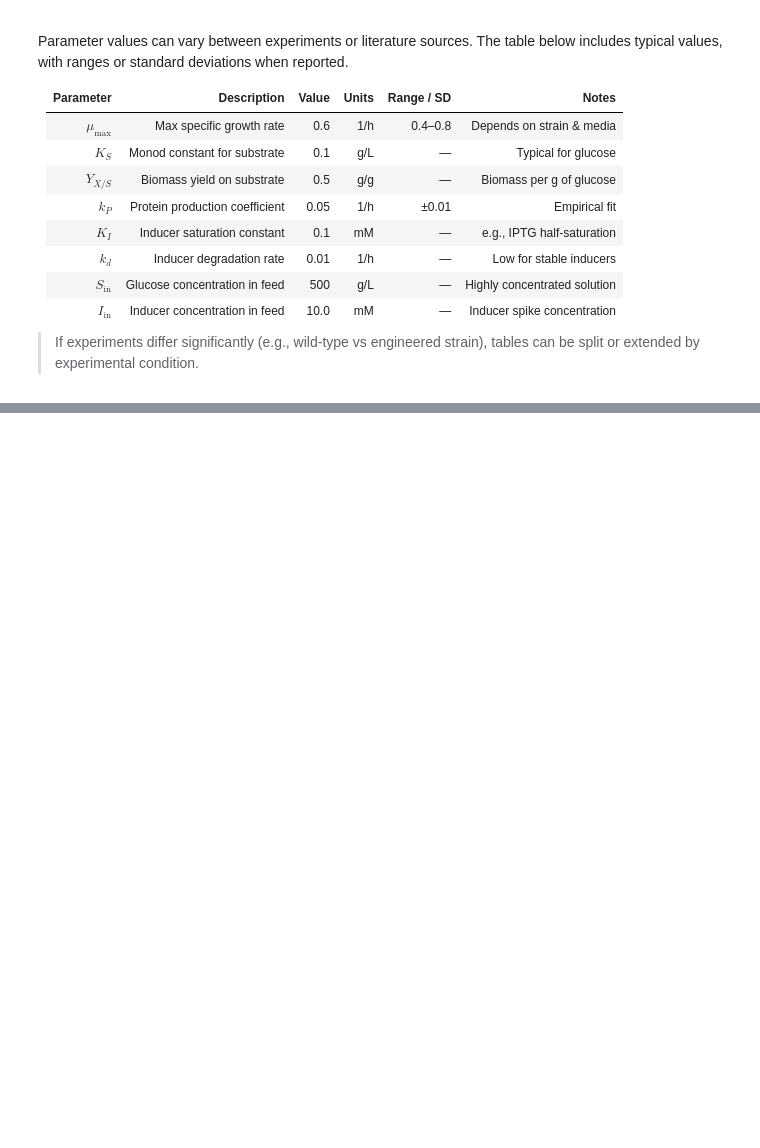
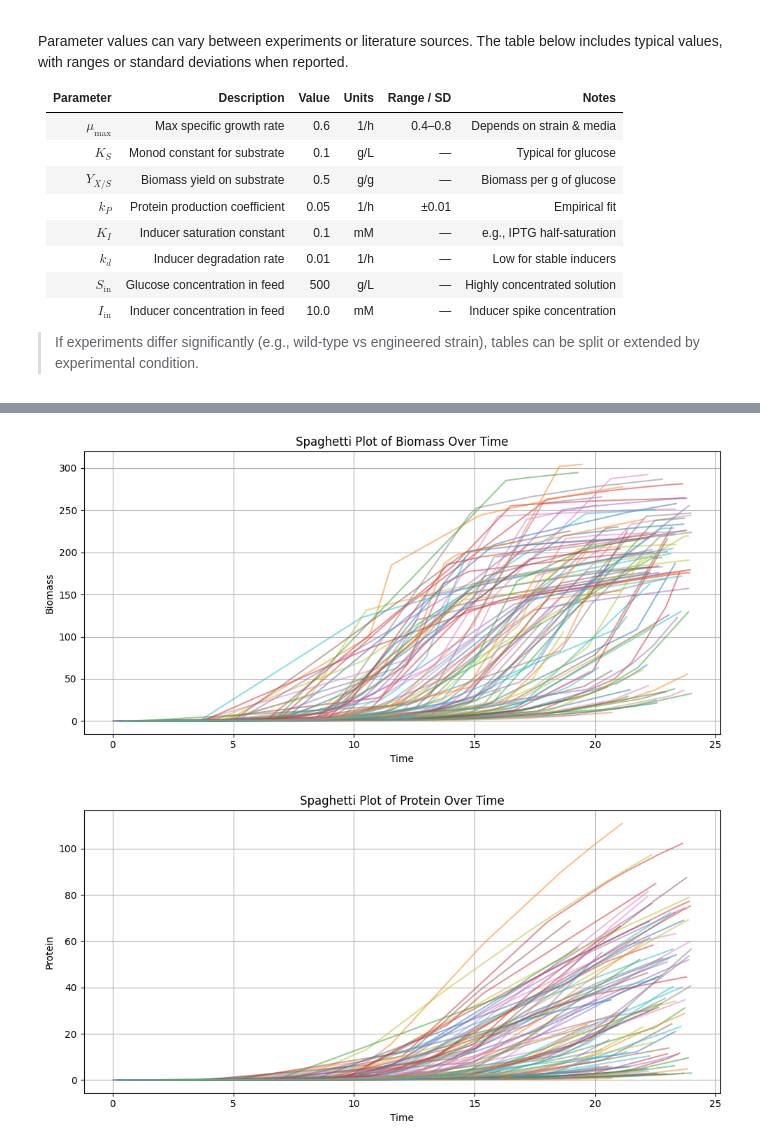
Before and after one commit to brsynth/PINN-v2, a Jupyter notebook: playground.ipynb, the cells around one changed output, grey strips where cells are left out. Cells and saved outputs as stored; diff of their text form; code cells hidden in the pictures; blank space fills up the shorter version.

```diff
--- a/playground.ipynb
+++ b/playground.ipynb
@@ -348,0 +400,26 @@ t=24.0 | X=2.6000
+# %%
+
+# Spaghetti plot for Biomass
+plt.figure(figsize=(10, 5))
+for i in range(len(df)):
+    plt.plot(time_ticks.iloc[i], biomass.iloc[i], alpha=0.5)
+plt.title("Spaghetti Plot of Biomass Over Time")
+plt.xlabel("Time")
+plt.ylabel("Biomass")
+plt.grid(True)
+plt.tight_layout()
+plt.show()
+
+# Spaghetti plot for Protein
+plt.figure(figsize=(10, 5))
+for i in range(len(df)):
+    plt.plot(time_ticks.iloc[i], protein.iloc[i], alpha=0.5)
+plt.title("Spaghetti Plot of Protein Over Time")
+plt.xlabel("Time")
+plt.ylabel("Protein")
+plt.grid(True)
+plt.tight_layout()
+plt.show()
+# %% [output]
+[figure, added]
+[figure, added]
```
Also changed, not shown: parts of 8 cells of this notebook, 7 other files.
